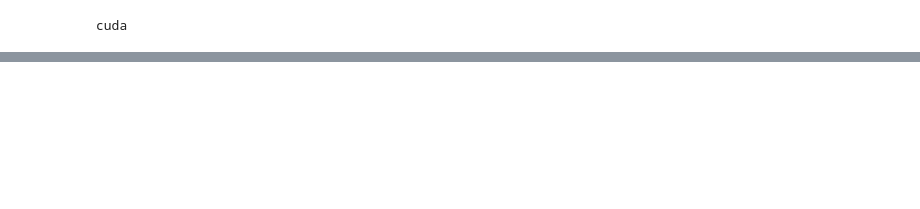
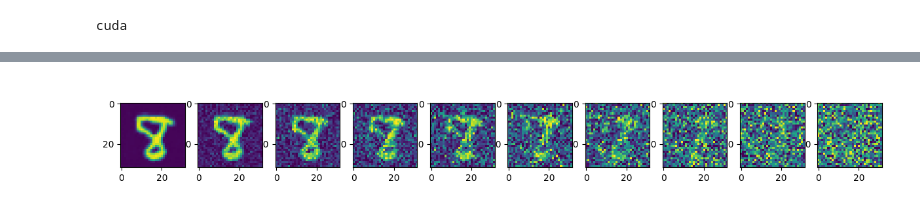
Before and after one commit to patrick-lindemann/ddpm, a Jupyter notebook: difussion.ipynb, the cells around one changed output, grey strips where cells are left out. Drawn from its saved outputs; the diff is of its cells as text; code cells hidden in the pictures; blank space fills up the shorter version.

```diff
--- a/difussion.ipynb
+++ b/difussion.ipynb
@@ -94,6 +88,30 @@ class diffusion:
         else:
             noise = torch.randn_like(x_t)
             return x_t_minus_one + torch.sqrt(betas_t) * noise
+
+    def create_image(self, model, img_size=32, timesteps=300):
+        with torch.no_grad():
+            img = torch.randn((1, 1, img_size, img_size))
+            plt.figure(figsize=(15, 2))
+            plt.axis("off")
+            num_images = 10
+            stepsize = int(timesteps / num_images)
+
+            for i in range(0, timesteps)[::-1]:
+                t = torch.full((1,), i, dtype=torch.long)
+
+                img = img.to(device)
+                t = t.to(device)
+
+                prediction = model(img, t).sample
+
+                img = self.sample(img, t, prediction)
+
+                img = torch.clamp(img, -1.0, 1.0)
+                if i % stepsize == 0:
+                    plt.subplot(1, num_images, int(i / stepsize) + 1)
+                    plt.imshow(undo_transform(img.cpu()[0]))
+            plt.show()
 # %%
 image_data = torchvision.datasets.QMNIST("./data", download=True, transform=transform)
 # data_loader = torch.utils.data.DataLoader(image_data, batch_size=16, shuffle=True)
@@ -176,0 +210,3 @@ with torch.no_grad():
+# %%
+model_new = UNet2DModel().from_pretrained('./model_MNIST_checkpoint/')
+model_new = model_new.to(device)
@@ -176,0 +231,4 @@ with torch.no_grad():
+# %%
+diffuser.create_image(model_new, img_size=32, timesteps=TIME_STEPS)
+# %% [output]
+[figure, added]
```
Also changed, not shown: parts of 6 cells of this notebook, 2 other files.
